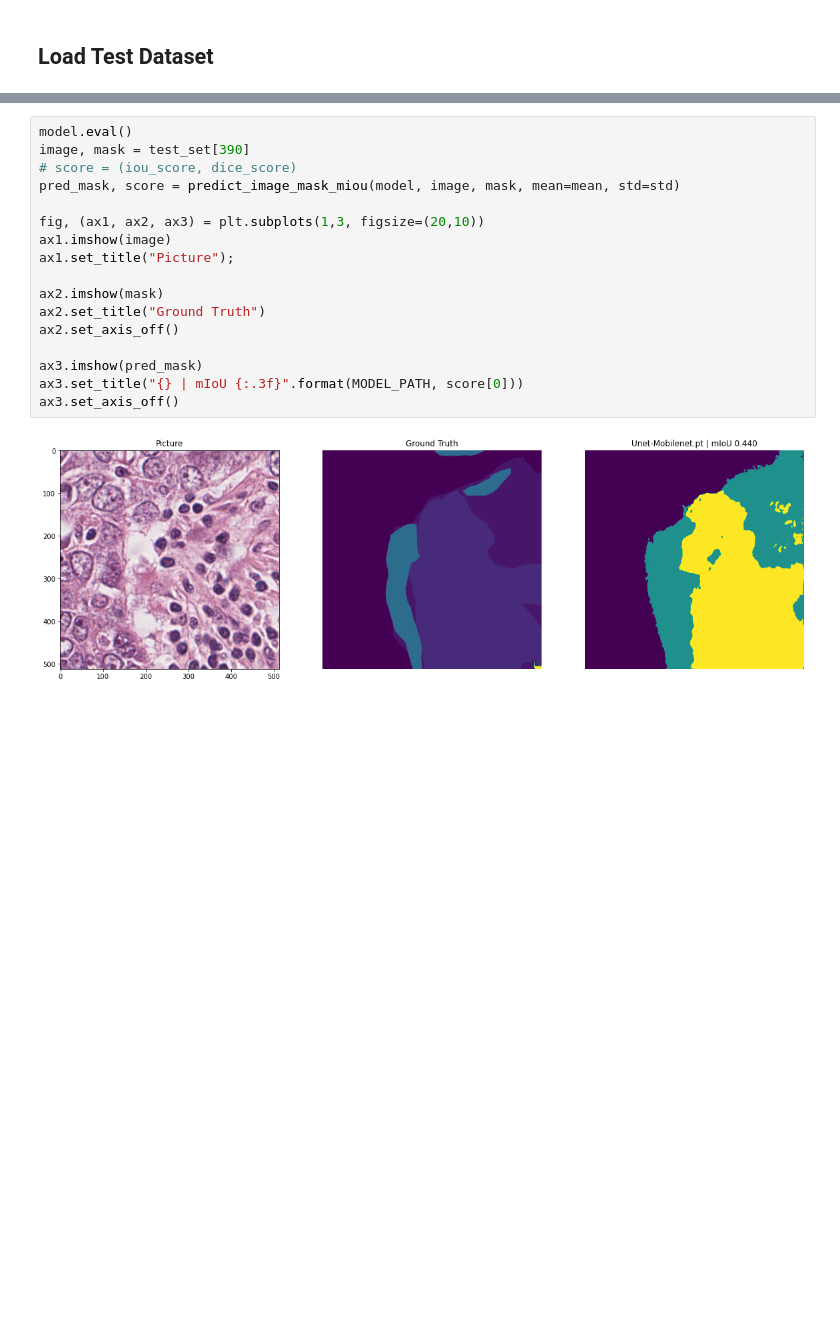
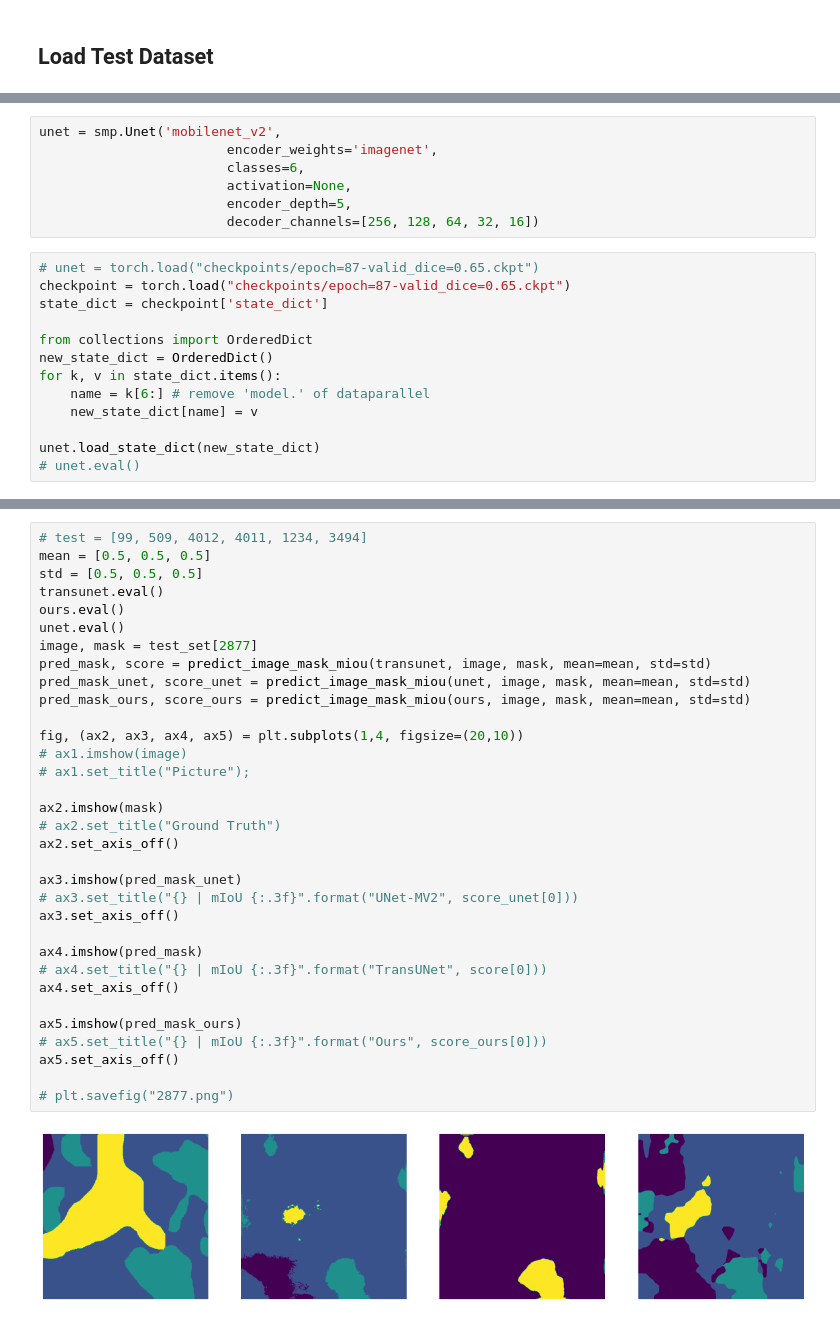
Before and after one commit to lunayht/AI604-Project, a Jupyter notebook: code/crowdsourcing/Visualise and Test Model.ipynb, the cells around one changed output, grey strips where cells are left out. Cells and saved outputs as stored; diff of their text form; blank space fills up the shorter version.

Commit message:
update visualise ipynb

```diff
--- a/code/crowdsourcing/Visualise and Test Model.ipynb
+++ b/code/crowdsourcing/Visualise and Test Model.ipynb
@@ -84,0 +207,20 @@ URL:
+# %%
+unet = smp.Unet('mobilenet_v2',
+                        encoder_weights='imagenet',
+                        classes=6,
+                        activation=None,
+                        encoder_depth=5,
+                        decoder_channels=[256, 128, 64, 32, 16])
+# %%
+# unet = torch.load("checkpoints/epoch=87-valid_dice=0.65.ckpt")
+checkpoint = torch.load("checkpoints/epoch=87-valid_dice=0.65.ckpt")
+state_dict = checkpoint['state_dict']
+
+from collections import OrderedDict
+new_state_dict = OrderedDict()
+for k, v in state_dict.items():
+    name = k[6:] # remove 'model.' of dataparallel
+    new_state_dict[name] = v
+
+unet.load_state_dict(new_state_dict)
+# unet.eval()
@@ -228,19 +288,35 @@ std=[0.5, 0.5, 0.5]
 # %%
-model.eval()
-image, mask = test_set[390]
-# score = (iou_score, dice_score)
-pred_mask, score = predict_image_mask_miou(model, image, mask, mean=mean, std=std)
+# test = [99, 509, 4012, 4011, 1234, 3494]
+mean = [0.5, 0.5, 0.5]
+std = [0.5, 0.5, 0.5]
+transunet.eval()
+ours.eval()
+unet.eval()
+image, mask = test_set[2877]
+pred_mask, score = predict_image_mask_miou(transunet, image, mask, mean=mean, std=std)
+pred_mask_unet, score_unet = predict_image_mask_miou(unet, image, mask, mean=mean, std=std)
+pred_mask_ours, score_ours = predict_image_mask_miou(ours, image, mask, mean=mean, std=std)
 
-fig, (ax1, ax2, ax3) = plt.subplots(1,3, figsize=(20,10))
-ax1.imshow(image)
-ax1.set_title("Picture");
+fig, (ax2, ax3, ax4, ax5) = plt.subplots(1,4, figsize=(20,10))
+# ax1.imshow(image)
+# ax1.set_title("Picture");
 
 ax2.imshow(mask)
-ax2.set_title("Ground Truth")
+# ax2.set_title("Ground Truth")
 ax2.set_axis_off()
 
-ax3.imshow(pred_mask)
-ax3.set_title("{} | mIoU {:.3f}".format(MODEL_PATH, score[0]))
+ax3.imshow(pred_mask_unet)
+# ax3.set_title("{} | mIoU {:.3f}".format("UNet-MV2", score_unet[0]))
 ax3.set_axis_off()
+
+ax4.imshow(pred_mask)
+# ax4.set_title("{} | mIoU {:.3f}".format("TransUNet", score[0]))
+ax4.set_axis_off()
+
+ax5.imshow(pred_mask_ours)
+# ax5.set_title("{} | mIoU {:.3f}".format("Ours", score_ours[0]))
+ax5.set_axis_off()
+
+# plt.savefig("2877.png")
 # %% [output]
-[figure, old version]
+[figure, new version]
```
Also changed, not shown: parts of 28 cells of this notebook.
